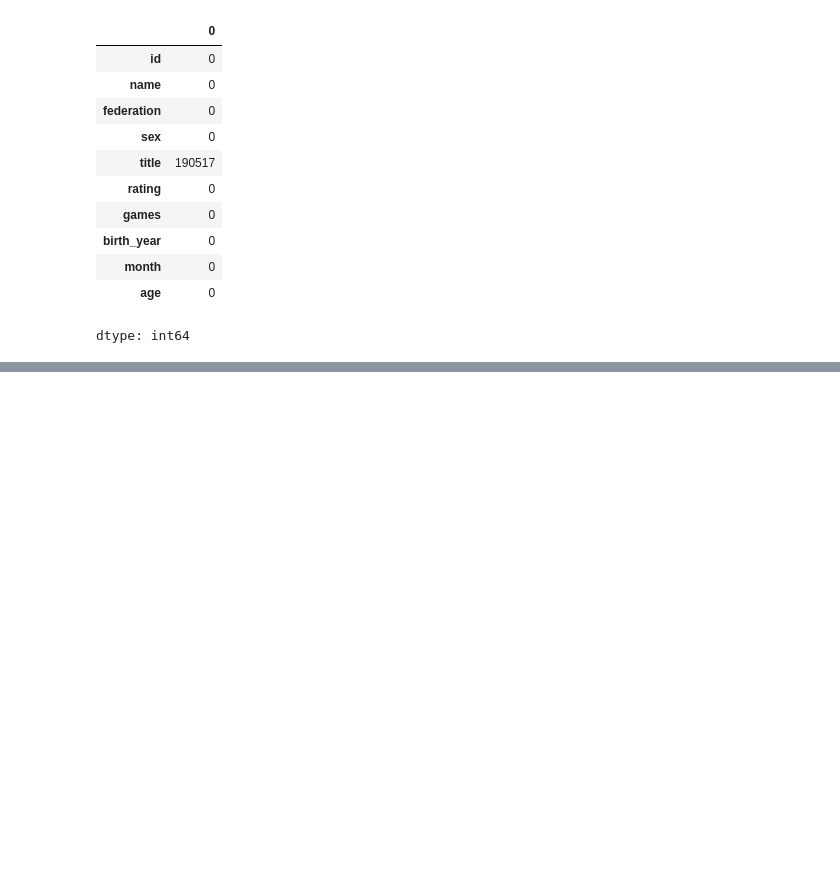
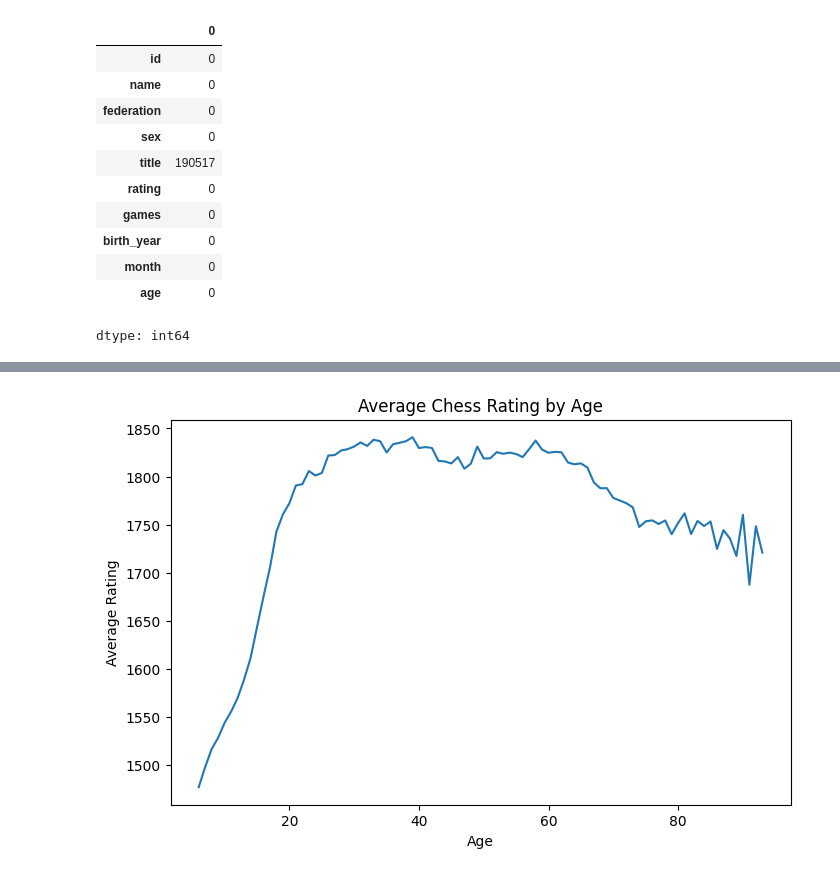
Before and after one commit to zachakss/chess-rating-research, a Jupyter notebook: FIDE_Chess_Project.ipynb, the cells around one changed output, grey strips where cells are left out. Saved outputs shown, nothing was run; the diff lists cells and outputs as text; code cells hidden in the pictures; blank space fills up the shorter version.

```diff
--- a/FIDE_Chess_Project.ipynb
+++ b/FIDE_Chess_Project.ipynb
@@ -48,0 +99,17 @@ df.head()
+# %%
+age_counts = df["age"].value_counts()
+
+valid_ages = age_counts[age_counts >= 20].index
+
+age_rating = df[df["age"].isin(valid_ages)].groupby("age")["rating"].mean()
+
+plt.figure(figsize=(8,5))
+plt.plot(age_rating.index, age_rating.values)
+
+plt.title("Average Chess Rating by Age")
+plt.xlabel("Age")
+plt.ylabel("Average Rating")
+
+plt.show()
+# %% [output]
+[figure, added]
```
Also changed, not shown: parts of 7 cells of this notebook.
